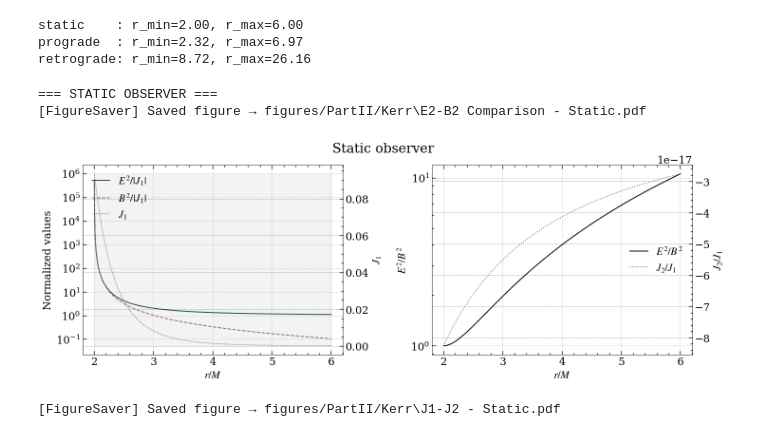
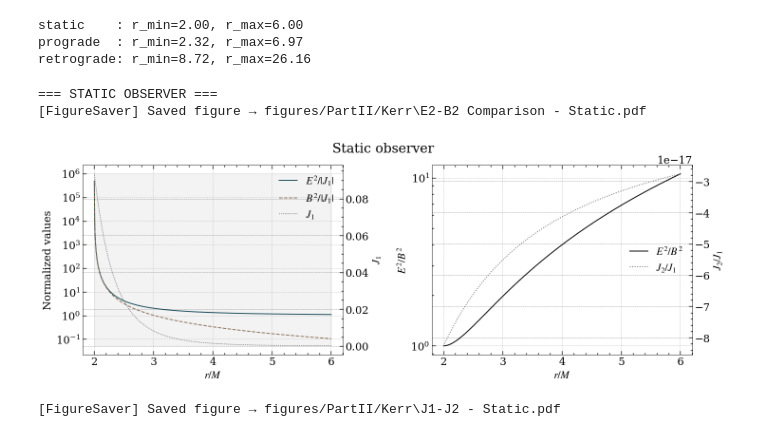
Before and after one commit to DimitrisKour/Weyl-Tensor-Decomposition, a Jupyter notebook: 4. Example 3 - Kerr Spacetime.ipynb, the cells around one changed output. Saved outputs shown, nothing was run; the diff lists cells and outputs as text; code cells hidden in the pictures.

```diff
--- a/4. Example 3 - Kerr Spacetime.ipynb
+++ b/4. Example 3 - Kerr Spacetime.ipynb
@@ -119,15 +119,15 @@ retrograde: r_min=8.72, r_max=26.16
 # %%
 vals = data['static']
 
 print("=== STATIC OBSERVER ===")
 plot_ratios(vals['r'], vals['E2'], vals['B2'], vals['J1'], vals['J2'],
-            title='Static observer', legend_loc1="upper left")
+            title='Static observer', legend_loc1="upper right")
 saver.save("E2-B2 Comparison - Static")
 plt.show()
 # %% [output]
 === STATIC OBSERVER ===
 [FigureSaver] Saved figure → figures/PartII/Kerr\E2-B2 Comparison - Static.pdf
-[figure, old version]
+[figure, new version]
 # %%
 plot_Js(vals['r'], vals['J1'], vals['J2'], title='Static observer')
 saver.save("J1-J2 - Static")
```
Also changed, not shown: parts of 1 cell of this notebook.
